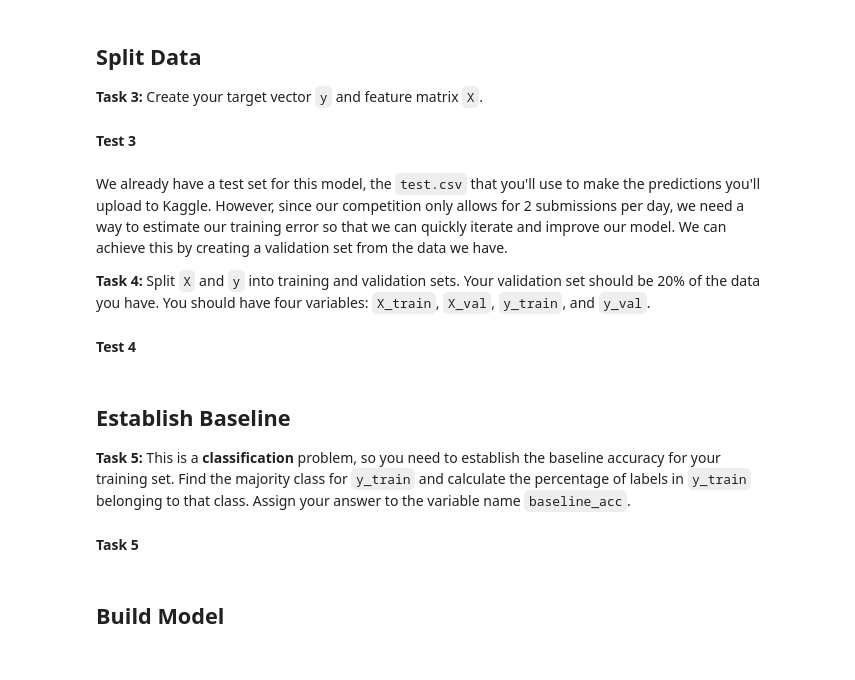
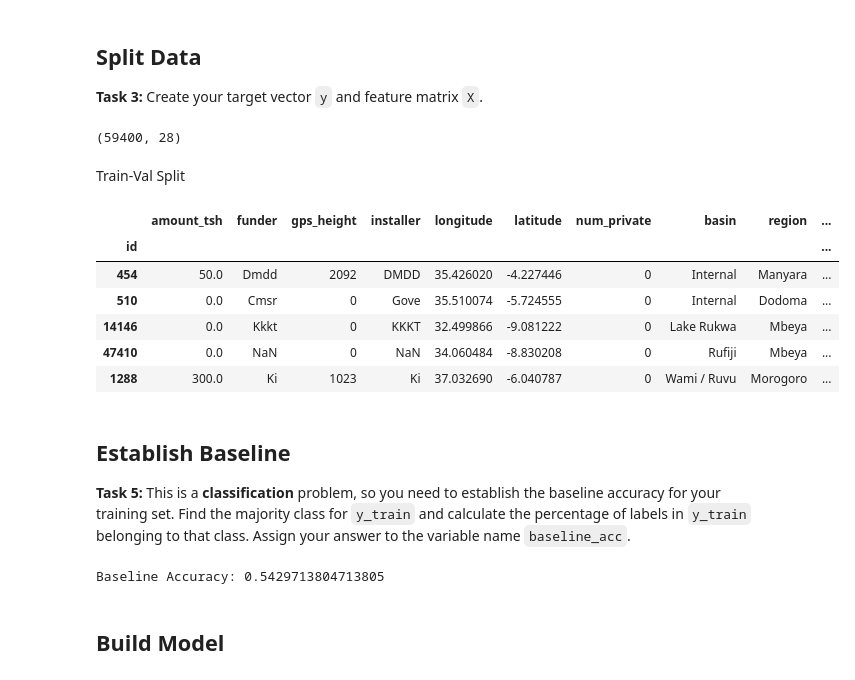
Before and after one commit to nicolascarva/Kaggle-Tanzanian-Water-Pump, a Jupyter notebook: Nicolas_Carvajal_DS_module_project_221.ipynb, the cells around one changed output. Saved outputs shown, nothing was run; the diff lists cells and outputs as text; code cells hidden in the pictures.

Commit message:
Full Wrangle , tree and RF Models

```diff
--- a/Nicolas_Carvajal_DS_module_project_221.ipynb
+++ b/Nicolas_Carvajal_DS_module_project_221.ipynb
@@ -99,6 +100,23 @@ def wrangle(filepath1, filepath2=None):
   df=df.drop(columns=drop_cols_hc)
   print('Columns dropped because of high cardinality: ', drop_cols_hc)
 
+  ##Drop repeated columns (trying higher cardinality first, except in columns repeated in threes (removed middle cardinality)):
+  drop_cols_rep_lc = ['extraction_type','extraction_type_class','management', 'payment', 'water_quality', 'quantity',
+        'source','waterpoint_type']
+  drop_cols_rep_hc=['extraction_type_group', 'management_group',
+       'payment_type', 'quality_group',
+       'quantity_group', 'source_type', 'waterpoint_type_group']
+  df=df.drop(columns=drop_cols_rep_lc)
+  print('Columns dropped for being repeat: ', drop_cols_rep_lc)
+
+
+  #Calculate years since construction, drop date_recorded column
+  df['yrs_since_const']= (df['date_recorded'].dt.year-df['construction_year'])
+  df['yrs_since_const']=df['yrs_since_const'].astype(int)
+  df=df.drop(columns='date_recorded')
+
+
+
 
 
 
@@ -315,5 +185,5 @@ target = 'status_group'
 y=df[target]
 X=df.drop(columns=target)
 X.shape
+# %% [output]
+(59400, 28)
-# %% [markdown]
-**Test 3**
@@ -327,12 +190,16 @@ assert X.shape == (59400,39), '`X` is the wrong shape.'
-# %% [markdown]
-We already have a test set for this model, the `test.csv` that you'll use to make the predictions you'll upload to Kaggle. However, since our competition only allows for 2 submissions per day, we need a way to estimate our training error so that we can quickly iterate and improve our model. We can achieve this by creating a validation set from the data we have.
-
-**Task 4:** Split `X` and `y` into training and validation sets. Your validation set should be 20% of the data you have. You should have four variables: `X_train`, `X_val`, `y_train`, and `y_val`.
+# %% [markdown]
+Train-Val Split
 # %%
 from sklearn.model_selection import train_test_split
 
 # YOUR CODE HERE
 X_train, X_val, y_train, y_val = train_test_split(X,y, test_size=.2, random_state=42)
-X_val.shape
+X_train.head()
+# %% [output]
+|  | amount_tsh | funder | gps_height | installer | longitude | latitude | num_private | basin | region | ... |
+| id |  |  |  |  |  |  |  |  |  | ... |
+| 454 | 50.0 | Dmdd | 2092 | DMDD | 35.426020 | -4.227446 | 0 | Internal | Manyara | ... |
+| 510 | 0.0 | Cmsr | 0 | Gove | 35.510074 | -5.724555 | 0 | Internal | Dodoma | ... |
+| 14146 | 0.0 | Kkkt | 0 | KKKT | 32.499866 | -9.081222 | 0 | Lake Rukwa | Mbeya | ... |
+| 47410 | 0.0 | NaN | 0 | NaN | 34.060484 | -8.830208 | 0 | Rufiji | Mbeya | ... |
+| 1288 | 300.0 | Ki | 1023 | Ki | 37.032690 | -6.040787 | 0 | Wami / Ruvu | Morogoro | ... |
-# %% [markdown]
-**Test 4**
@@ -351,5 +211,5 @@ assert y_val.shape == (11880,), '`y_val` is the wrong shape.'
 # YOUR CODE HERE
 baseline_acc = y_train.value_counts(normalize=True).max()
 print('Baseline Accuracy:', baseline_acc)
+# %% [output]
+Baseline Accuracy: 0.5429713804713805
-# %% [markdown]
-**Task 5**
```
Also changed, not shown: parts of 30 cells of this notebook.
